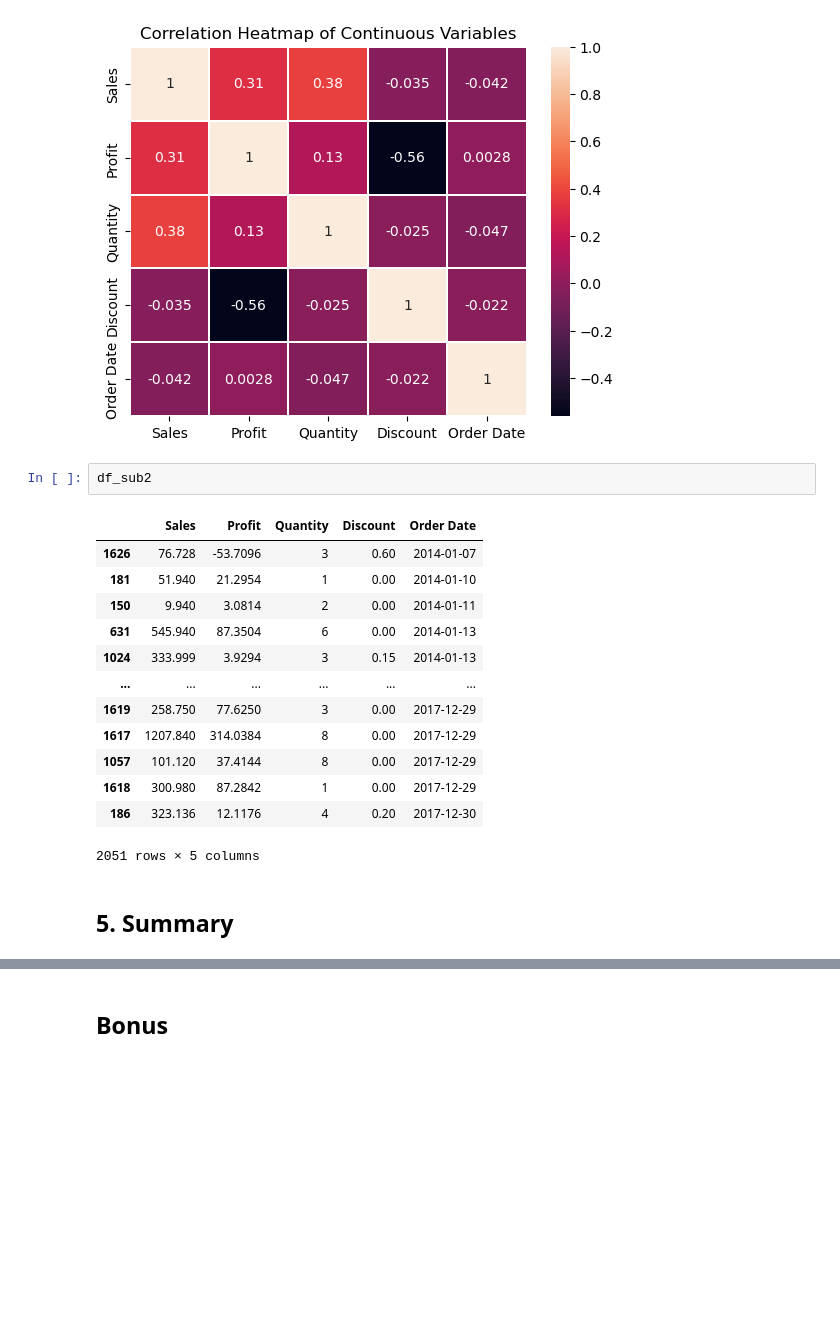
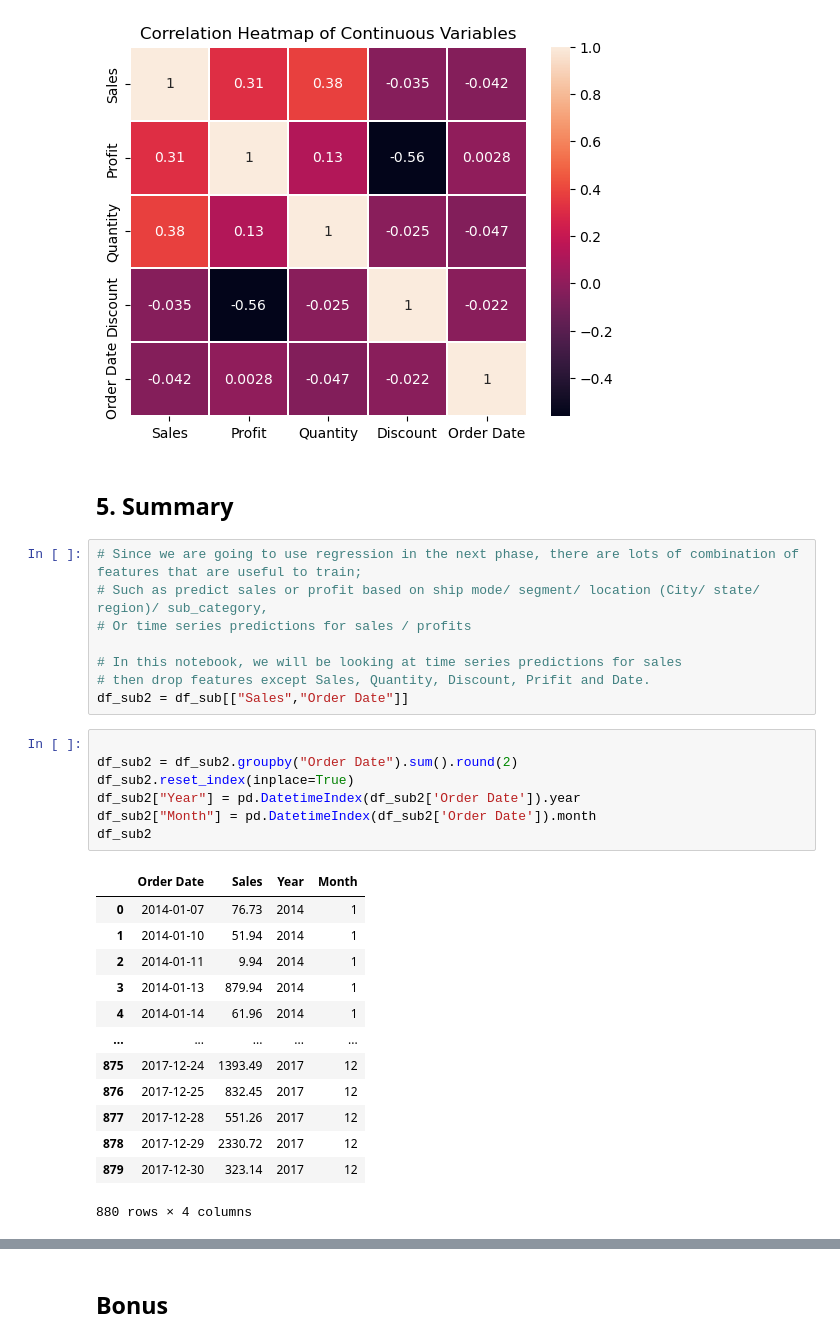
Before and after one commit to CandaceYMS/2024-Phase-2-data-science, a Jupyter notebook: data-science/1. Analysis and Preprocessing/part1-submission.ipynb, the cells around one changed output, grey strips where cells are left out. Drawn from its saved outputs; the diff is of its cells as text; blank space fills up the shorter version.

```diff
--- a/data-science/1. Analysis and Preprocessing/part1-submission.ipynb
+++ b/data-science/1. Analysis and Preprocessing/part1-submission.ipynb
@@ -921,21 +913,34 @@ plt.title('Correlation Heatmap of Continuous Variables')
 # %% [output]
 Text(0.5, 1.0, 'Correlation Heatmap of Continuous Variables')
 [figure]
-# %%
-df_sub2
-# %% [output]
-|  | Sales | Profit | Quantity | Discount | Order Date |
-| 1626 | 76.728 | -53.7096 | 3 | 0.60 | 2014-01-07 |
-| 181 | 51.940 | 21.2954 | 1 | 0.00 | 2014-01-10 |
-| 150 | 9.940 | 3.0814 | 2 | 0.00 | 2014-01-11 |
-| 631 | 545.940 | 87.3504 | 6 | 0.00 | 2014-01-13 |
-| 1024 | 333.999 | 3.9294 | 3 | 0.15 | 2014-01-13 |
-| ... | ... | ... | ... | ... | ... |
-| 1619 | 258.750 | 77.6250 | 3 | 0.00 | 2017-12-29 |
-| 1617 | 1207.840 | 314.0384 | 8 | 0.00 | 2017-12-29 |
-| 1057 | 101.120 | 37.4144 | 8 | 0.00 | 2017-12-29 |
-| 1618 | 300.980 | 87.2842 | 1 | 0.00 | 2017-12-29 |
-| 186 | 323.136 | 12.1176 | 4 | 0.20 | 2017-12-30 |
-2051 rows × 5 columns
 # %% [markdown]
 ## 5. Summary
+# %%
+# Since we are going to use regression in the next phase, there are lots of combination of features that are useful to train;
+# Such as predict sales or profit based on ship mode/ segment/ location (City/ state/ region)/ sub_category,
+# Or time series predictions for sales / profits
+
+# In this notebook, we will be looking at time series predictions for sales
+# then drop features except Sales, Quantity, Discount, Prifit and Date.
+df_sub2 = df_sub[["Sales","Order Date"]]
+# %%
+
+df_sub2 = df_sub2.groupby("Order Date").sum().round(2)
+df_sub2.reset_index(inplace=True)
+df_sub2["Year"] = pd.DatetimeIndex(df_sub2['Order Date']).year
+df_sub2["Month"] = pd.DatetimeIndex(df_sub2['Order Date']).month
+df_sub2
+# %% [output]
+|  | Order Date | Sales | Year | Month |
+| 0 | 2014-01-07 | 76.73 | 2014 | 1 |
+| 1 | 2014-01-10 | 51.94 | 2014 | 1 |
+| 2 | 2014-01-11 | 9.94 | 2014 | 1 |
+| 3 | 2014-01-13 | 879.94 | 2014 | 1 |
+| 4 | 2014-01-14 | 61.96 | 2014 | 1 |
+| ... | ... | ... | ... | ... |
+| 875 | 2017-12-24 | 1393.49 | 2017 | 12 |
+| 876 | 2017-12-25 | 832.45 | 2017 | 12 |
+| 877 | 2017-12-28 | 551.26 | 2017 | 12 |
+| 878 | 2017-12-29 | 2330.72 | 2017 | 12 |
+| 879 | 2017-12-30 | 323.14 | 2017 | 12 |
+880 rows × 4 columns
```
Also changed, not shown: parts of 2 cells of this notebook, 1 other file.
